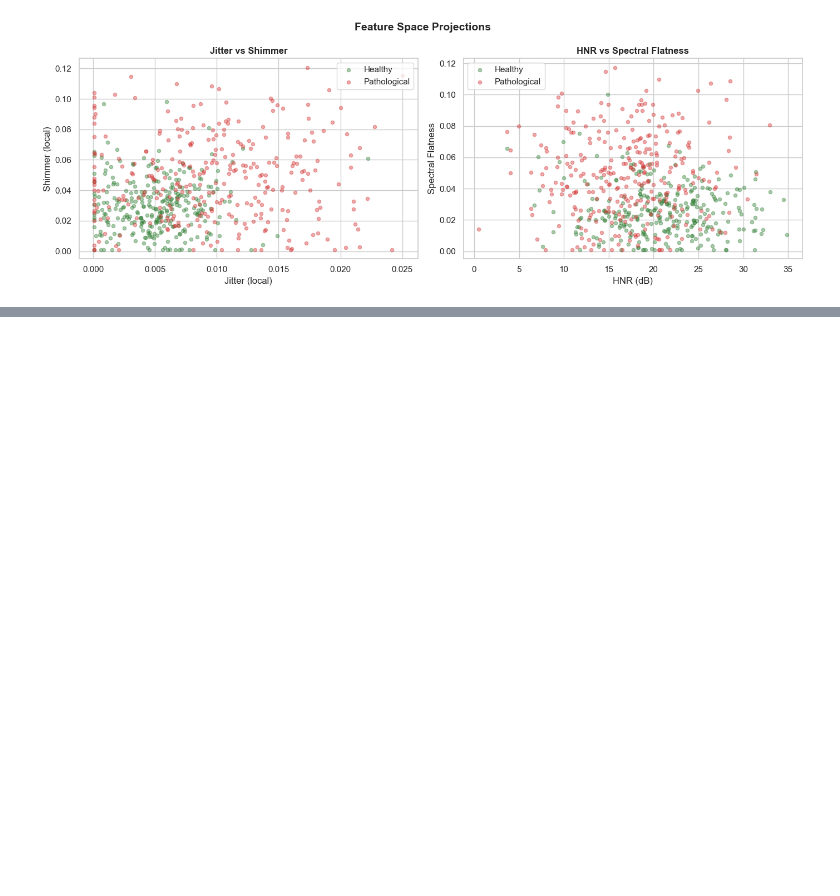
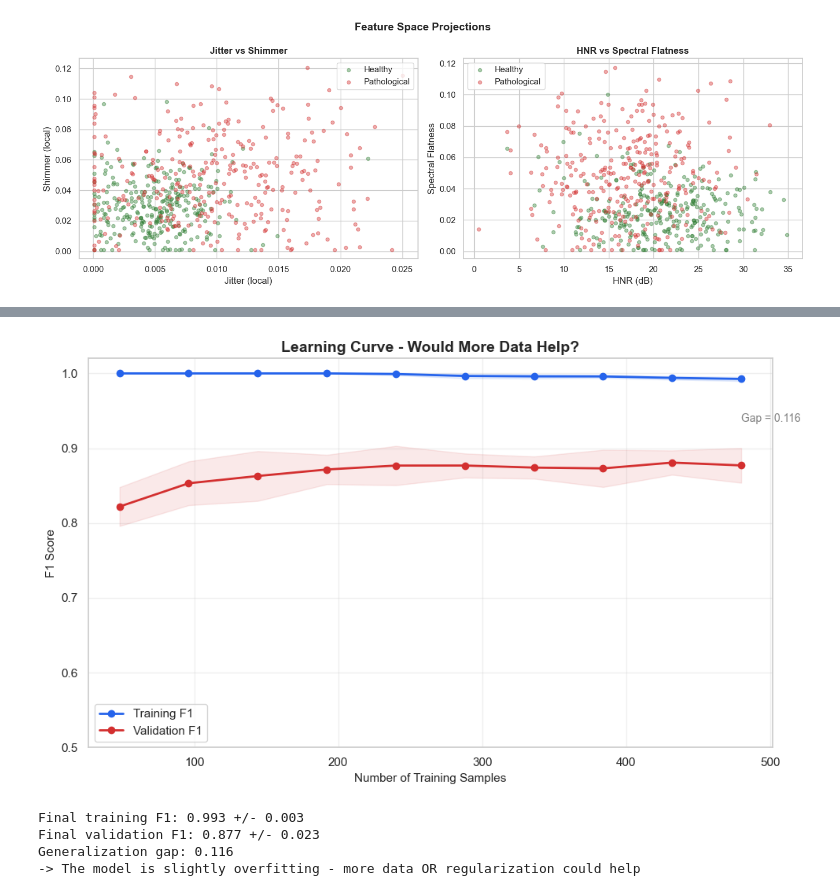
Before and after one commit to erinerinchan/vocalpath-acoustic-biomarker, a Jupyter notebook: notebooks/eda.ipynb, the cells around one changed output, grey strips where cells are left out. Saved outputs shown, nothing was run; the diff lists cells and outputs as text; code cells hidden in the pictures; blank space fills up the shorter version.

```diff
--- a/notebooks/eda.ipynb
+++ b/notebooks/eda.ipynb
@@ -141,0 +407,46 @@ plt.show()
+# %%
+from sklearn.model_selection import learning_curve
+
+train_sizes_abs, train_scores, val_scores = learning_curve(
+    pipeline, X, y, cv=cv,
+    train_sizes=np.linspace(0.1, 1.0, 10),
+    scoring='f1', n_jobs=-1, random_state=42
+)
+
+train_mean = train_scores.mean(axis=1)
+train_std = train_scores.std(axis=1)
+val_mean = val_scores.mean(axis=1)
+val_std = val_scores.std(axis=1)
+
+fig, ax = plt.subplots(figsize=(10, 6))
+ax.fill_between(train_sizes_abs, train_mean - train_std, train_mean + train_std, alpha=0.1, color='#2563eb')
+ax.fill_between(train_sizes_abs, val_mean - val_std, val_mean + val_std, alpha=0.1, color='#d32f2f')
+ax.plot(train_sizes_abs, train_mean, 'o-', color='#2563eb', linewidth=2, label='Training F1')
+ax.plot(train_sizes_abs, val_mean, 'o-', color='#d32f2f', linewidth=2, label='Validation F1')
+ax.set_xlabel('Number of Training Samples', fontsize=11)
+ax.set_ylabel('F1 Score', fontsize=11)
+ax.set_title('Learning Curve - Would More Data Help?', fontsize=14, fontweight='bold')
+ax.legend(fontsize=11)
+ax.set_ylim([0.5, 1.02])
+ax.grid(True, alpha=0.3)
+
+gap = train_mean[-1] - val_mean[-1]
+ax.annotate(f'Gap = {gap:.3f}', xy=(train_sizes_abs[-1], (train_mean[-1]+val_mean[-1])/2),
+            fontsize=10, color='gray')
+
+plt.tight_layout()
+plt.show()
+
+print(f'Final training F1: {train_mean[-1]:.3f} +/- {train_std[-1]:.3f}')
+print(f'Final validation F1: {val_mean[-1]:.3f} +/- {val_std[-1]:.3f}')
+print(f'Generalization gap: {gap:.3f}')
+if gap > 0.05:
+    print('-> The model is slightly overfitting - more data OR regularization could help')
+else:
+    print('-> The gap is small - the model generalizes well to unseen data')
+# %% [output]
+[figure, added]
+Final training F1: 0.993 +/- 0.003
+Final validation F1: 0.877 +/- 0.023
+Generalization gap: 0.116
+-> The model is slightly overfitting - more data OR regularization could help
```
Also changed, not shown: parts of 25 cells of this notebook.
